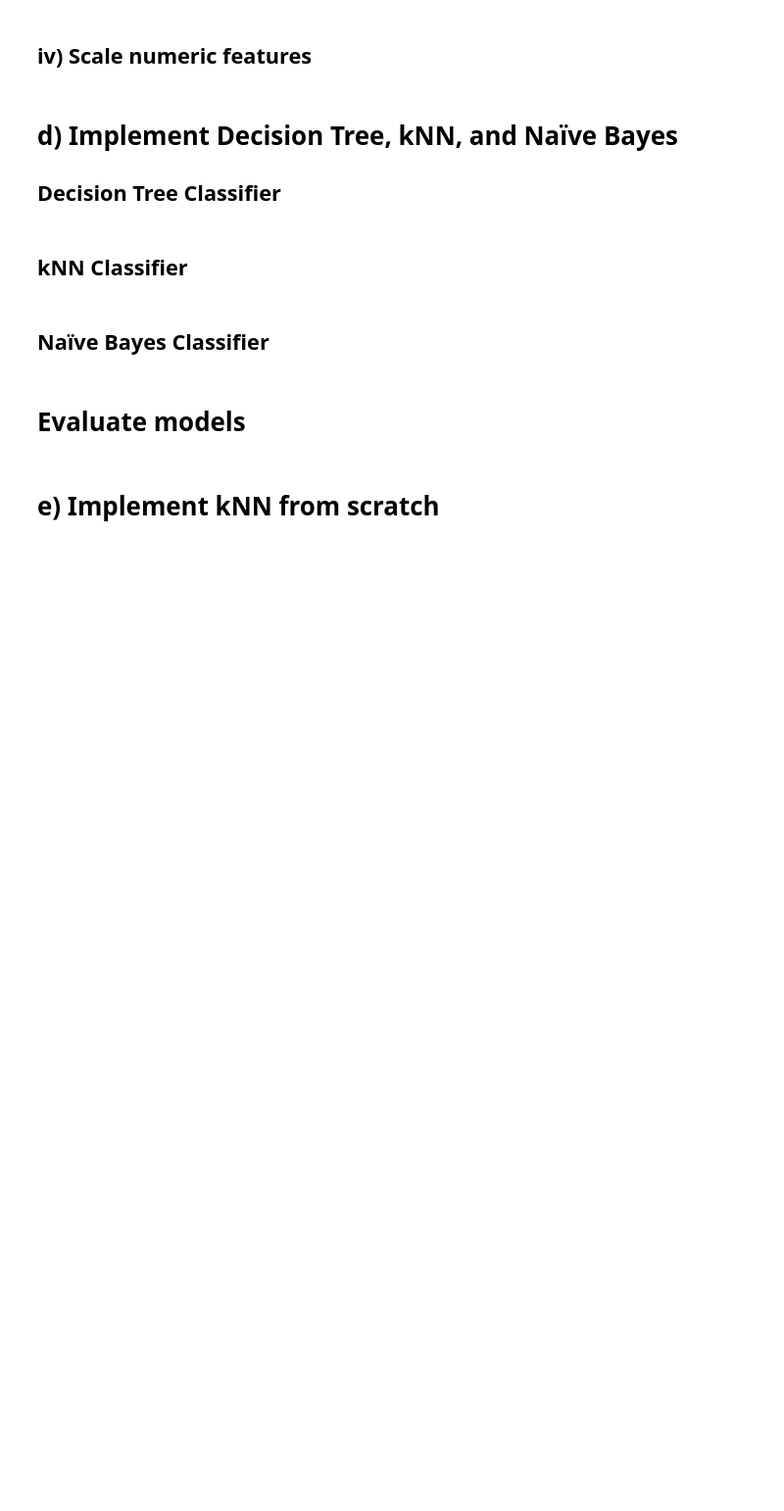
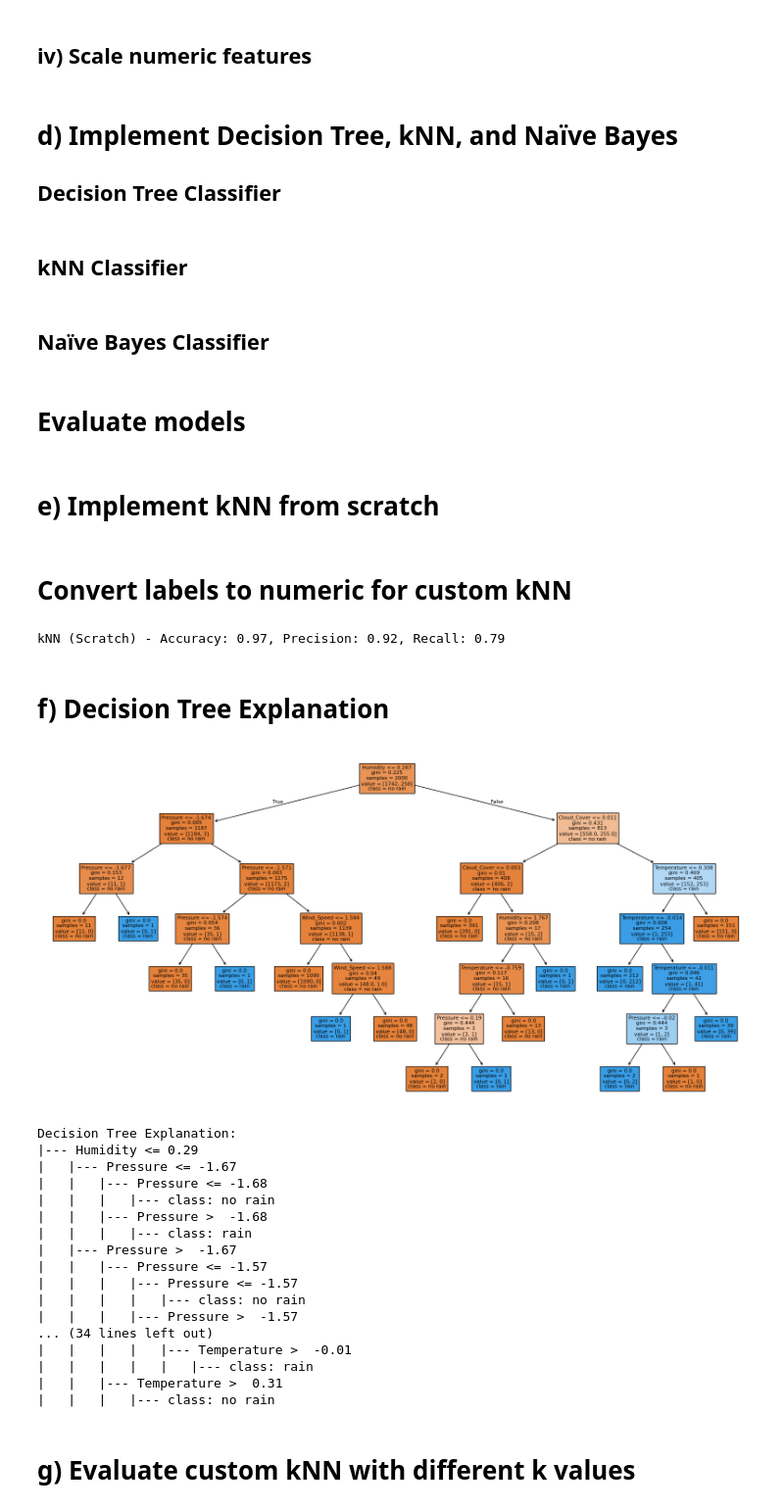
Before and after one commit to Al-Mansori/Decision-Tree-kNN-and-Na-ve-Bayes, a Jupyter notebook: Jupyter.ipynb, the cells around one changed output. Shown at 98% size. Drawn from its saved outputs; the diff is of its cells as text; code cells hidden in the pictures; blank space fills up the shorter version.

```diff
--- a/Jupyter.ipynb
+++ b/Jupyter.ipynb
@@ -139,0 +153,42 @@ evaluate_model(Y_test, y_pred_nb, "Naïve Bayes")
+# %% [markdown]
+# Convert labels to numeric for custom kNN
+# %%
+Y_train_numeric = Y_train.map({'no rain': 0, 'rain': 1}).to_numpy()
+Y_test_numeric = Y_test.map({'no rain': 0, 'rain': 1}).to_numpy()
+
+y_pred_knn_scratch = knn_from_scratch(X_train, Y_train_numeric, X_test, k=5)
+evaluate_model(Y_test_numeric, y_pred_knn_scratch, "kNN (Scratch)")
+# %% [output]
+kNN (Scratch) - Accuracy: 0.97, Precision: 0.92, Recall: 0.79
+# %% [markdown]
+# f) Decision Tree Explanation
+# %%
+from sklearn.tree import export_text
+plt.figure(figsize=(20, 10))
+plot_tree(dt, feature_names=df.columns[:-1],
+          class_names=['no rain', 'rain'], filled=True)
+plt.show()
+
+print("Decision Tree Explanation:")
+print(export_text(dt, feature_names=list(df.columns[:-1])))
+# %% [output]
+[figure, added]
+Decision Tree Explanation:
+|--- Humidity <= 0.29
+|   |--- Pressure <= -1.67
+|   |   |--- Pressure <= -1.68
+|   |   |   |--- class: no rain
+|   |   |--- Pressure >  -1.68
+|   |   |   |--- class: rain
+|   |--- Pressure >  -1.67
+|   |   |--- Pressure <= -1.57
+|   |   |   |--- Pressure <= -1.57
+|   |   |   |   |--- class: no rain
+|   |   |   |--- Pressure >  -1.57
+... (34 lines left out)
+|   |   |   |   |--- Temperature >  -0.01
+|   |   |   |   |   |--- class: rain
+|   |   |--- Temperature >  0.31
+|   |   |   |--- class: no rain
+# %% [markdown]
+# g) Evaluate custom kNN with different k values
```
Also changed, not shown: parts of 3 cells of this notebook.
